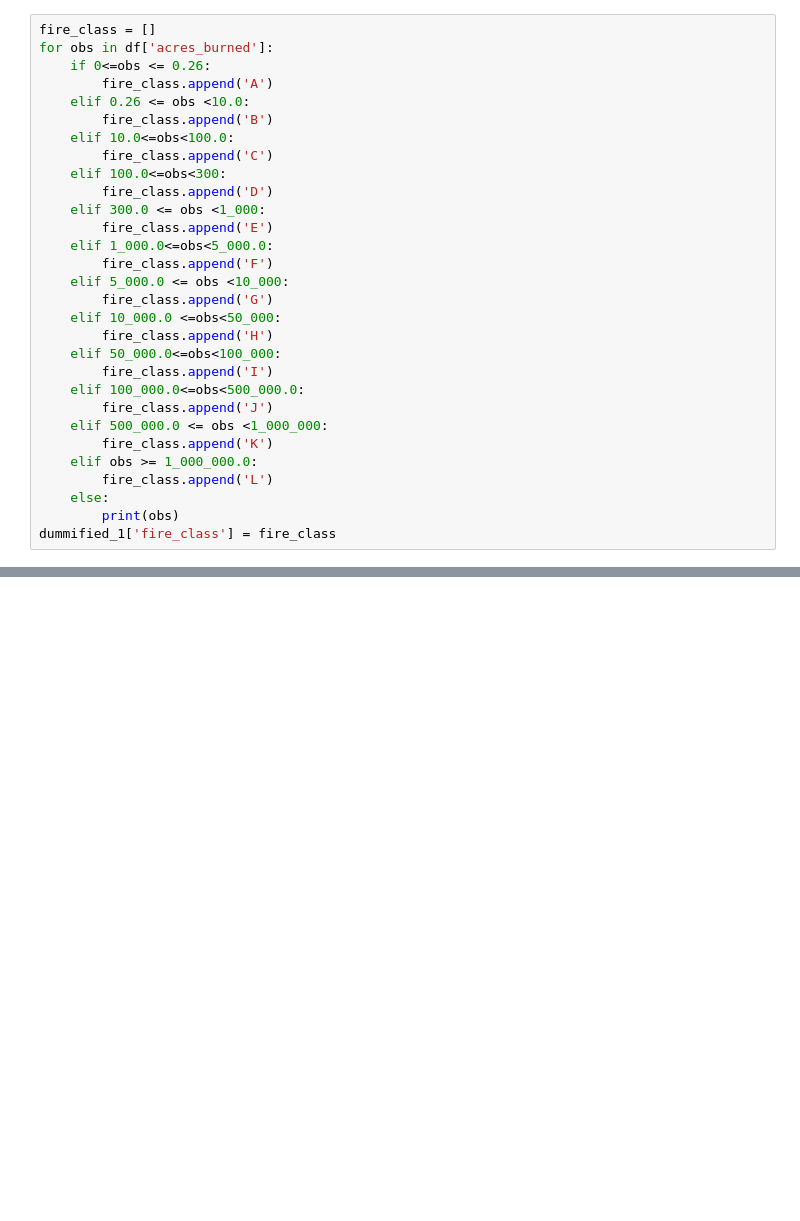
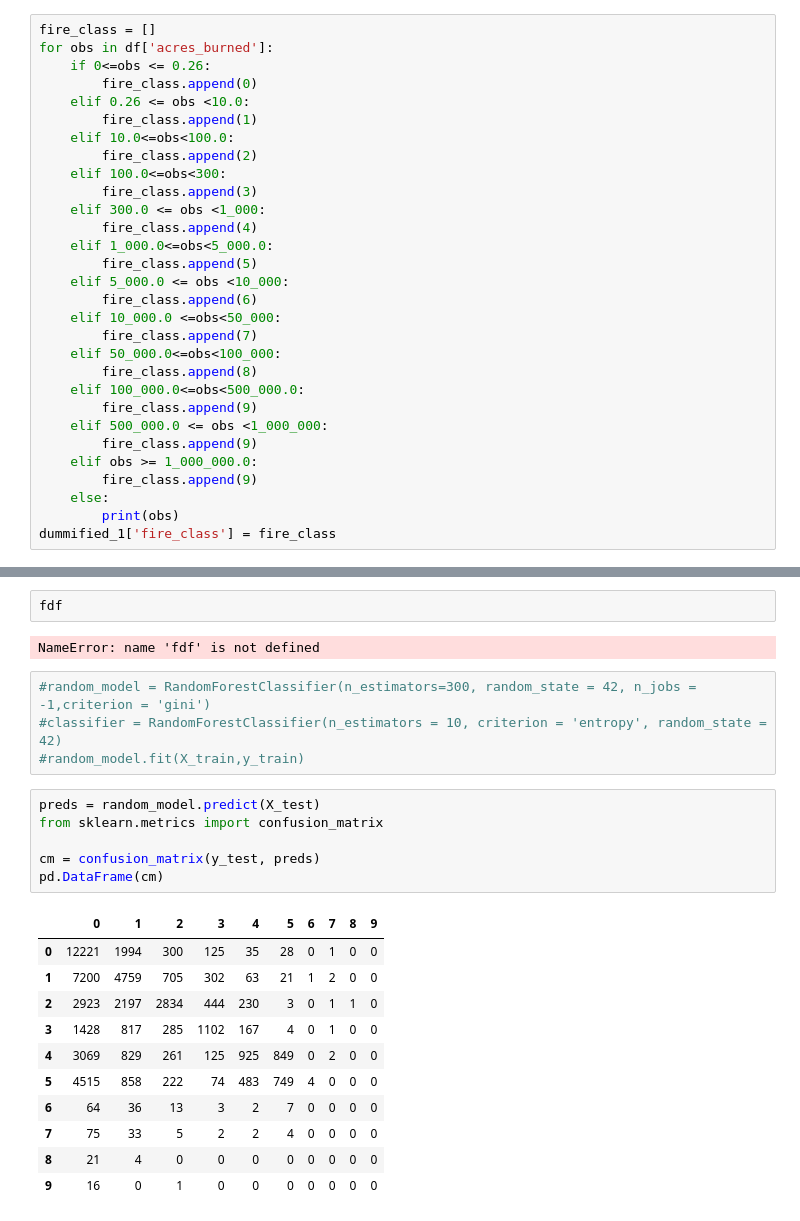
Before and after one commit to HOWBZR/Fire_Repo, a Jupyter notebook: Code/Models/xgboost_prep.ipynb, the cells around one changed output, grey strips where cells are left out. Drawn from its saved outputs; the diff is of its cells as text; blank space fills up the shorter version.

```diff
--- a/Code/Models/xgboost_prep.ipynb
+++ b/Code/Models/xgboost_prep.ipynb
@@ -22,29 +58,29 @@ dummified_1.head()
 fire_class = []
 for obs in df['acres_burned']:
     if 0<=obs <= 0.26:
-        fire_class.append('A')
+        fire_class.append(0)
     elif 0.26 <= obs <10.0:
-        fire_class.append('B')
+        fire_class.append(1)
     elif 10.0<=obs<100.0:
-        fire_class.append('C')
+        fire_class.append(2)
     elif 100.0<=obs<300:
-        fire_class.append('D')
+        fire_class.append(3)
     elif 300.0 <= obs <1_000:
-        fire_class.append('E')
+        fire_class.append(4)
     elif 1_000.0<=obs<5_000.0:
-        fire_class.append('F')
+        fire_class.append(5)
     elif 5_000.0 <= obs <10_000:
-        fire_class.append('G')
+        fire_class.append(6)
     elif 10_000.0 <=obs<50_000:
-        fire_class.append('H')
+        fire_class.append(7)
     elif 50_000.0<=obs<100_000:
-        fire_class.append('I')
+        fire_class.append(8)
     elif 100_000.0<=obs<500_000.0:
-        fire_class.append('J')
+        fire_class.append(9)
     elif 500_000.0 <= obs <1_000_000:
-        fire_class.append('K')
+        fire_class.append(9)
     elif obs >= 1_000_000.0:
-        fire_class.append('L')
+        fire_class.append(9)
     else:
         print(obs)
 dummified_1['fire_class'] = fire_class
@@ -59,0 +108,26 @@ Xtrain, Xtest, ytrain, ytest = train_test_split(model_1.iloc[:, :500], y, test_s
+# %%
+fdf
+# %% [output]
+NameError: name 'fdf' is not defined
+# %%
+#random_model = RandomForestClassifier(n_estimators=300, random_state = 42, n_jobs = -1,criterion = 'gini')
+#classifier = RandomForestClassifier(n_estimators = 10, criterion = 'entropy', random_state = 42)
+#random_model.fit(X_train,y_train)
+# %%
+preds = random_model.predict(X_test)
+from sklearn.metrics import confusion_matrix
+
+cm = confusion_matrix(y_test, preds)
+pd.DataFrame(cm)
+# %% [output]
+|  | 0 | 1 | 2 | 3 | 4 | 5 | 6 | 7 | 8 | 9 |
+| 0 | 12221 | 1994 | 300 | 125 | 35 | 28 | 0 | 1 | 0 | 0 |
+| 1 | 7200 | 4759 | 705 | 302 | 63 | 21 | 1 | 2 | 0 | 0 |
+| 2 | 2923 | 2197 | 2834 | 444 | 230 | 3 | 0 | 1 | 1 | 0 |
+| 3 | 1428 | 817 | 285 | 1102 | 167 | 4 | 0 | 1 | 0 | 0 |
+| 4 | 3069 | 829 | 261 | 125 | 925 | 849 | 0 | 2 | 0 | 0 |
+| 5 | 4515 | 858 | 222 | 74 | 483 | 749 | 4 | 0 | 0 | 0 |
+| 6 | 64 | 36 | 13 | 3 | 2 | 7 | 0 | 0 | 0 | 0 |
+| 7 | 75 | 33 | 5 | 2 | 2 | 4 | 0 | 0 | 0 | 0 |
+| 8 | 21 | 4 | 0 | 0 | 0 | 0 | 0 | 0 | 0 | 0 |
+| 9 | 16 | 0 | 1 | 0 | 0 | 0 | 0 | 0 | 0 | 0 |
```
Also changed, not shown: parts of 17 cells of this notebook, 2 other files.
